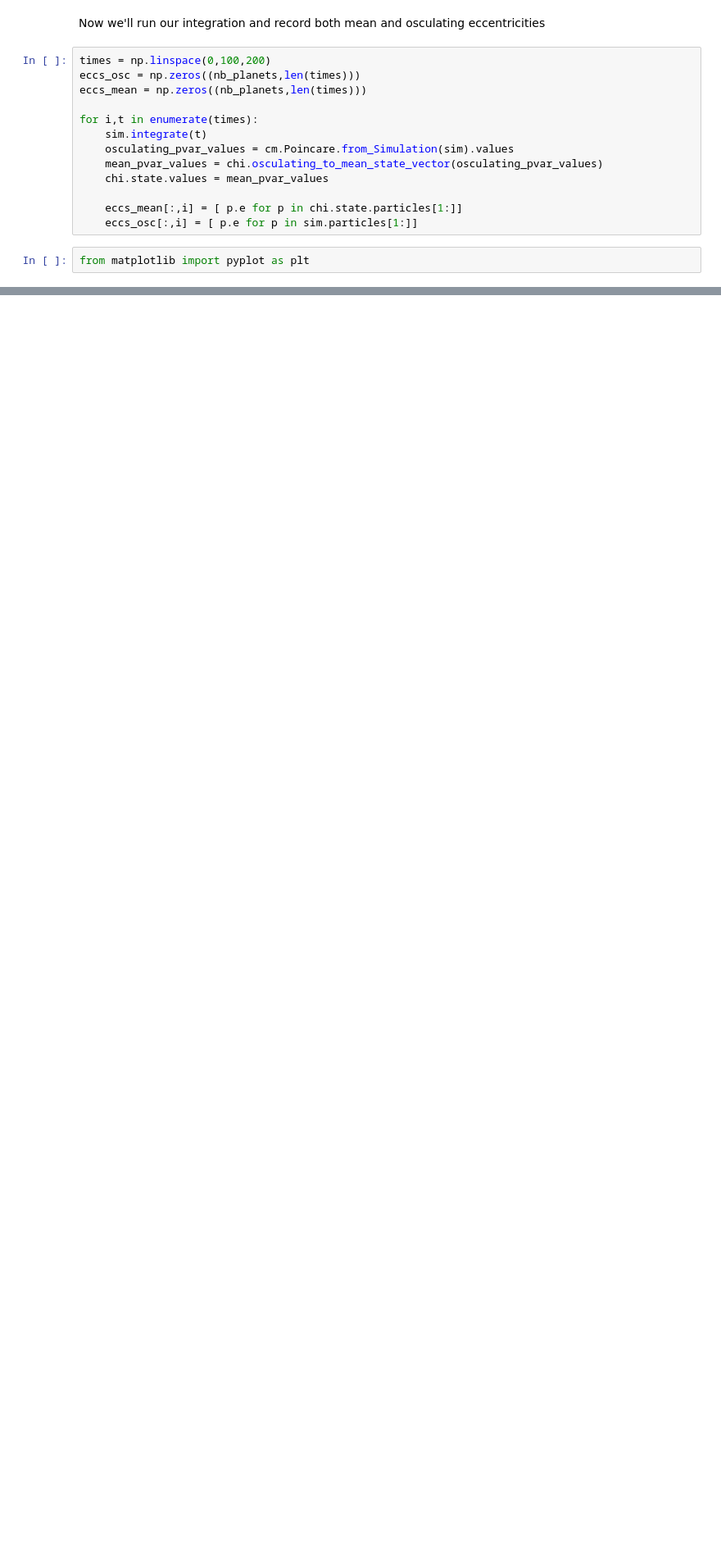
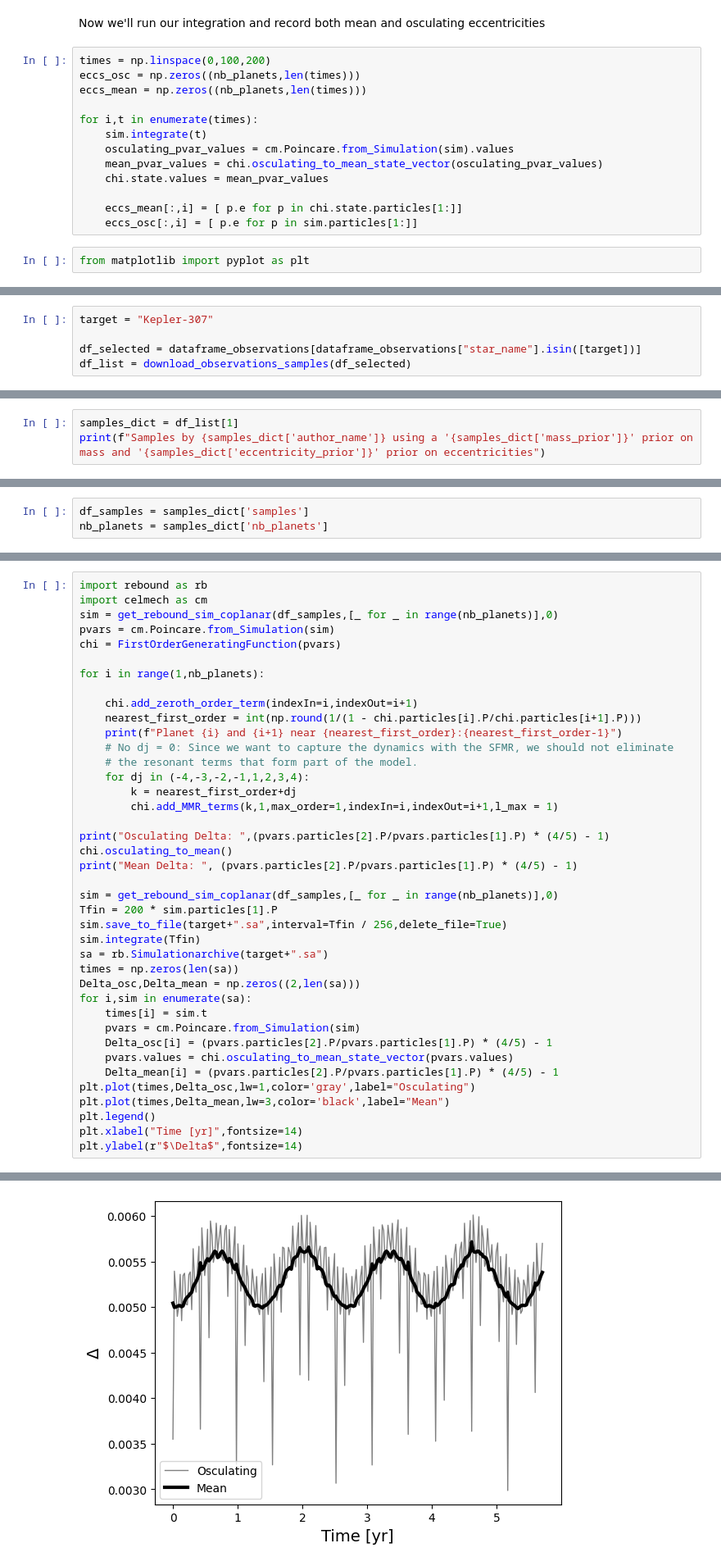
Before and after one commit to adleleu/resonantstate, a Jupyter notebook: paper1/osculating_to_mean_elements.ipynb, the cells around one changed output, grey strips where cells are left out. Shown at 82% size. Cells and saved outputs as stored; diff of their text form; blank space fills up the shorter version.

Commit message:
updated example. fixed sample-to-sim function

```diff
--- a/paper1/osculating_to_mean_elements.ipynb
+++ b/paper1/osculating_to_mean_elements.ipynb
@@ -93,0 +96,5 @@ TODO: correct posteriors and convert to SFMR model
+# %%
+target = "Kepler-307"
+
+df_selected = dataframe_observations[dataframe_observations["star_name"].isin([target])]
+df_list = download_observations_samples(df_selected)
@@ -93,0 +105,3 @@ TODO: correct posteriors and convert to SFMR model
+# %%
+samples_dict = df_list[1]
+print(f"Samples by {samples_dict['author_name']} using a '{samples_dict['mass_prior']}' prior on mass and '{samples_dict['eccentricity_prior']}' prior on eccentricities")
@@ -93,0 +110,3 @@ TODO: correct posteriors and convert to SFMR model
+# %%
+df_samples = samples_dict['samples']
+nb_planets = samples_dict['nb_planets']
@@ -93,0 +115,41 @@ TODO: correct posteriors and convert to SFMR model
+# %%
+import rebound as rb
+import celmech as cm
+sim = get_rebound_sim_coplanar(df_samples,[_ for _ in range(nb_planets)],0)
+pvars = cm.Poincare.from_Simulation(sim)
+chi = FirstOrderGeneratingFunction(pvars)
+
+for i in range(1,nb_planets):
+
+    chi.add_zeroth_order_term(indexIn=i,indexOut=i+1)
+    nearest_first_order = int(np.round(1/(1 - chi.particles[i].P/chi.particles[i+1].P)))
+    print(f"Planet {i} and {i+1} near {nearest_first_order}:{nearest_first_order-1}")
+    # No dj = 0: Since we want to capture the dynamics with the SFMR, we should not eliminate
+    # the resonant terms that form part of the model.
+    for dj in (-4,-3,-2,-1,1,2,3,4):
+        k = nearest_first_order+dj
+        chi.add_MMR_terms(k,1,max_order=1,indexIn=i,indexOut=i+1,l_max = 1)
+
+print("Osculating Delta: ",(pvars.particles[2].P/pvars.particles[1].P) * (4/5) - 1)
+chi.osculating_to_mean()
+print("Mean Delta: ", (pvars.particles[2].P/pvars.particles[1].P) * (4/5) - 1)
+
+sim = get_rebound_sim_coplanar(df_samples,[_ for _ in range(nb_planets)],0)
+Tfin = 200 * sim.particles[1].P
+sim.save_to_file(target+".sa",interval=Tfin / 256,delete_file=True)
+sim.integrate(Tfin)
+sa = rb.Simulationarchive(target+".sa")
+times = np.zeros(len(sa))
+Delta_osc,Delta_mean = np.zeros((2,len(sa)))
+for i,sim in enumerate(sa):
+    times[i] = sim.t
+    pvars = cm.Poincare.from_Simulation(sim)
+    Delta_osc[i] = (pvars.particles[2].P/pvars.particles[1].P) * (4/5) - 1
+    pvars.values = chi.osculating_to_mean_state_vector(pvars.values)
+    Delta_mean[i] = (pvars.particles[2].P/pvars.particles[1].P) * (4/5) - 1
+plt.plot(times,Delta_osc,lw=1,color='gray',label="Osculating")
+plt.plot(times,Delta_mean,lw=3,color='black',label="Mean")
+plt.legend()
+plt.xlabel("Time [yr]",fontsize=14)
+plt.ylabel(r"$\Delta$",fontsize=14)
+# %% [output]
@@ -93,0 +160 @@ TODO: correct posteriors and convert to SFMR model
+[figure, added]
```
Also changed, not shown: parts of 18 cells of this notebook, 1 other file.
